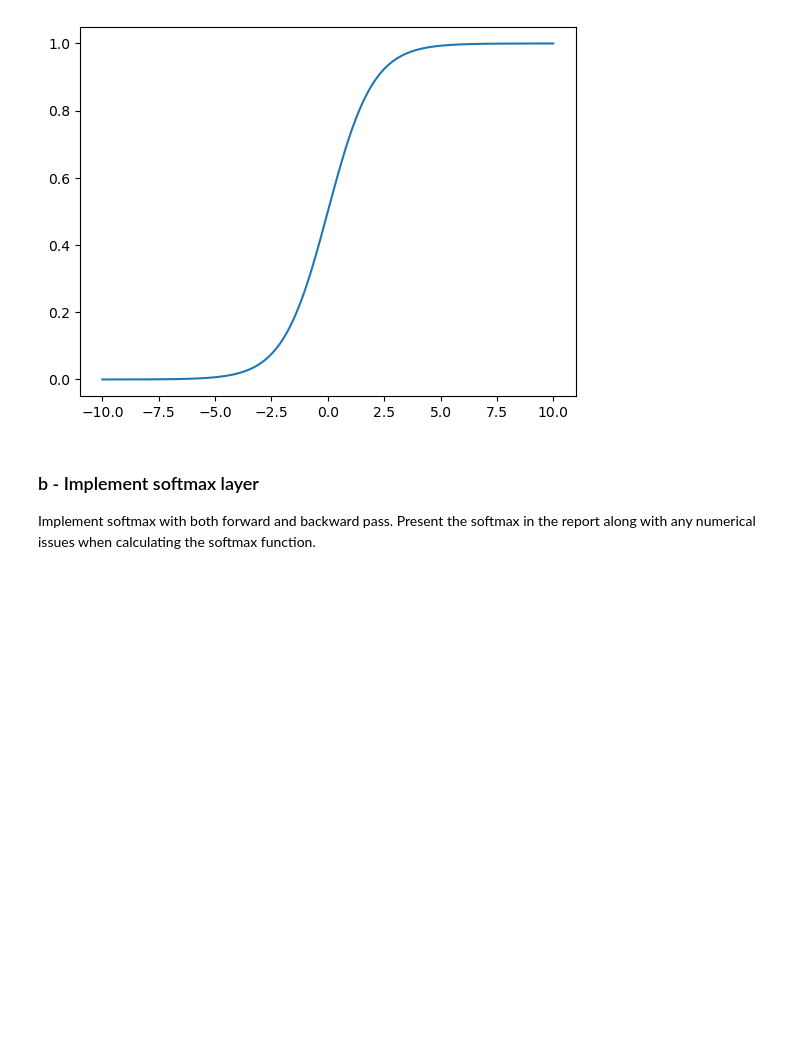
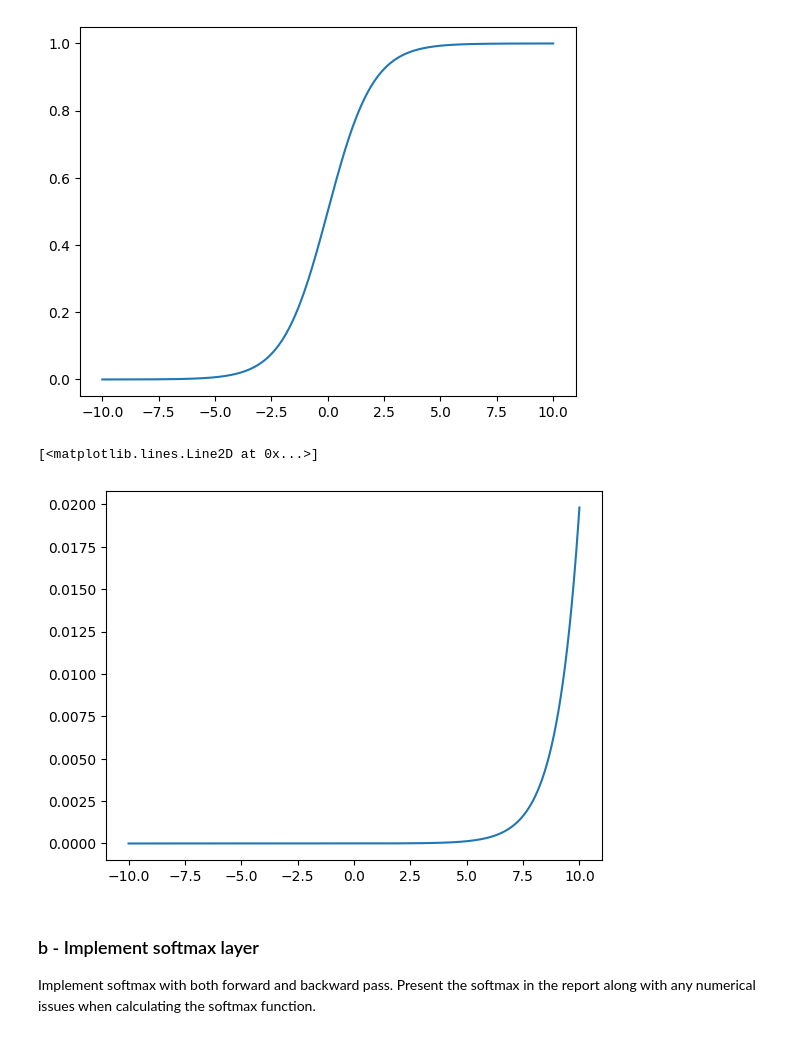
Before and after one commit to alessandroAbati/Programming_And_Mathematics_For_AI, a Jupyter notebook: main.ipynb, the cells around one changed output. Cells and saved outputs as stored; diff of their text form; code cells hidden in the pictures; blank space fills up the shorter version.

Commit message:
Softmax first implementation

```diff
--- a/main.ipynb
+++ b/main.ipynb
@@ -58,5 +30,12 @@ def sigmoid(x):
     Implementation of Sigmoid function.
     '''
     return 1 / (1 + np.exp(-x))
+# %%
+def softmax(x):
+    '''
+    Implementation of Softmax function
+    '''
+    normalization = np.sum(np.exp(x))
+    return [np.exp(el)/normalization for el in x]
 # %%
 x = np.linspace(-10,10,1000)
@@ -64,3 +43,9 @@ plt.plot(x, [sigmoid(i) for i in x])
 # %% [output]
 [<matplotlib.lines.Line2D at 0x...>]
 [figure]
+# %%
+plt.plot(x, softmax(x))
+# How do I test my implementation of the softmax function?
+# %% [output]
+[<matplotlib.lines.Line2D at 0x...>]
+[figure, added]
```
Also changed, not shown: parts of 3 cells of this notebook.
